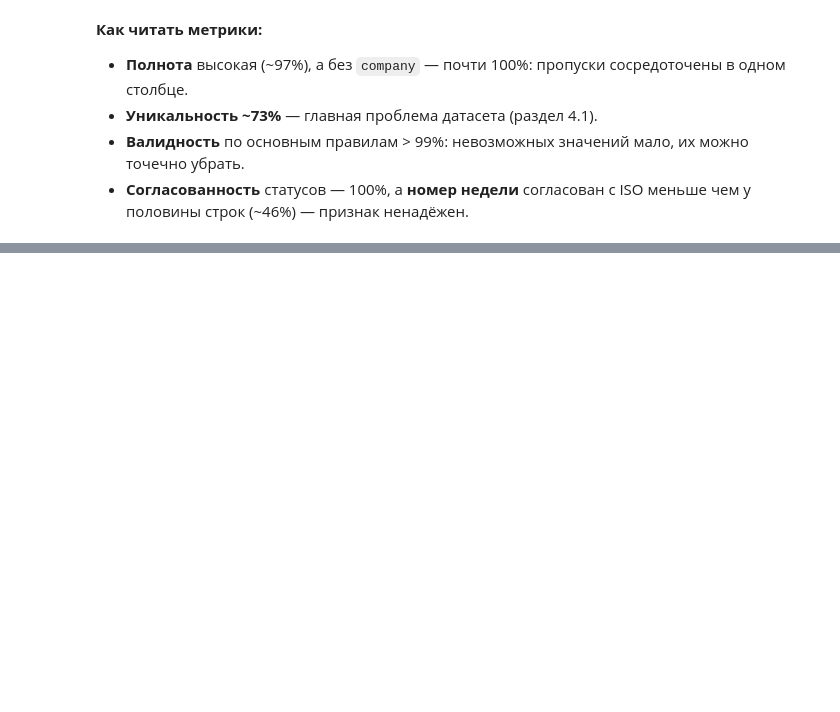
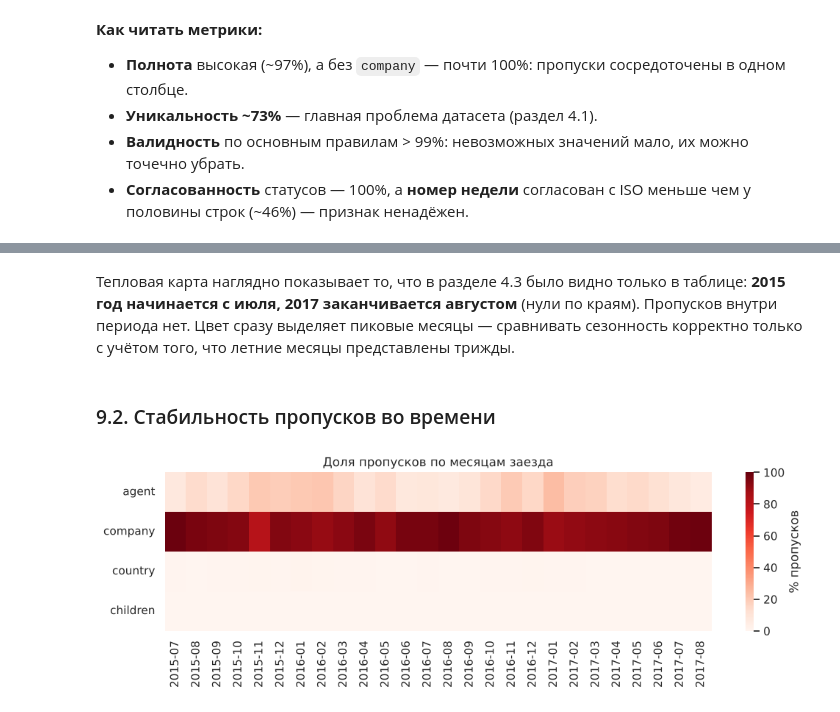
Before and after one commit to kozyrevaev/Data_Engineering_Kozyreva, a Jupyter notebook: notebooks/EDA.ipynb, the cells around one changed output, grey strips where cells are left out. Saved outputs shown, nothing was run; the diff lists cells and outputs as text; code cells hidden in the pictures; blank space fills up the shorter version.

```diff
--- a/notebooks/EDA.ipynb
+++ b/notebooks/EDA.ipynb
@@ -480,0 +504,19 @@ quality
+# %% [markdown]
+Тепловая карта наглядно показывает то, что в разделе 4.3 было видно только в таблице: **2015 год начинается с июля, 2017 заканчивается августом** (нули по краям). Пропусков внутри периода нет. Цвет сразу выделяет пиковые месяцы — сравнивать сезонность корректно только с учётом того, что летние месяцы представлены трижды.
+# %% [markdown]
+### 9.2. Стабильность пропусков во времени
+# %%
+# доля пропусков в каждом месяце: если сбор данных менялся, это будет видно как «полосы»
+missing_by_month = (
+    df.groupby(df["arrival_date"].dt.to_period("M"))[["agent", "company", "country", "children"]]
+    .apply(lambda x: x.isna().mean() * 100)
+    .T
+)
+
+plt.figure(figsize=(12, 2.8))
+sns.heatmap(missing_by_month, cmap="Reds", vmin=0, vmax=100, cbar_kws={"label": "% пропусков"})
+plt.title("Доля пропусков по месяцам заезда")
+plt.xlabel("")
+plt.show()
+# %% [output]
+[figure, added]
```
Also changed, not shown: parts of 27 cells of this notebook, 2 other files.
